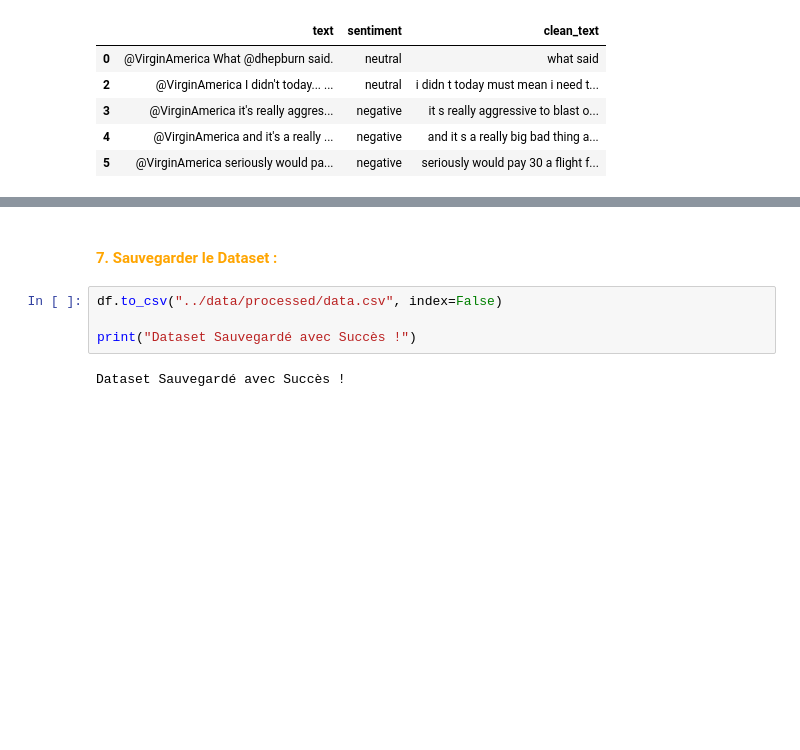
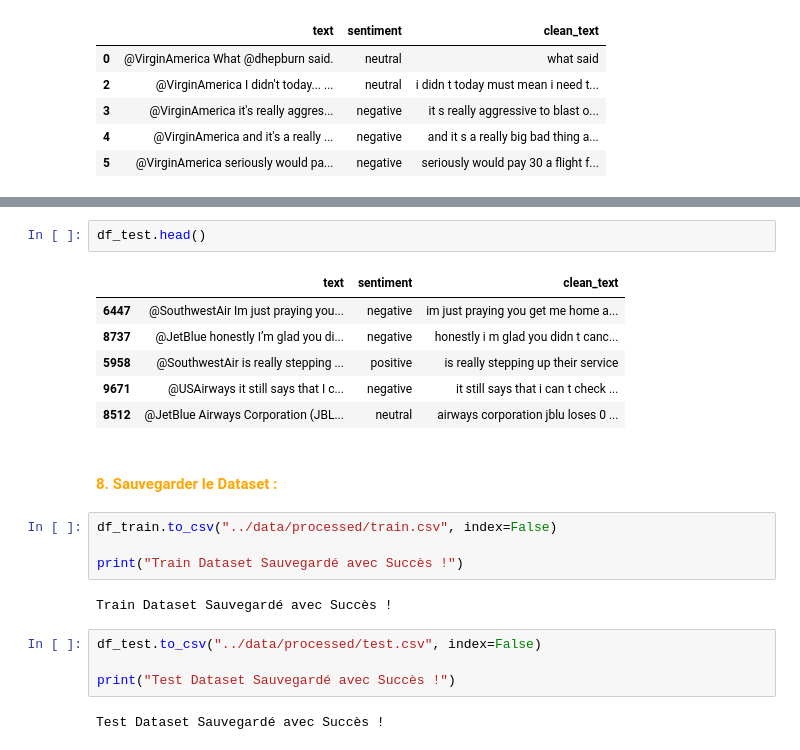
Before and after one commit to ABDELHAFIDAIT/AeroStream, a Jupyter notebook: notebooks/03_preprocessing.ipynb, the cells around one changed output, grey strips where cells are left out. Drawn from its saved outputs; the diff is of its cells as text; blank space fills up the shorter version.

```diff
--- a/notebooks/03_preprocessing.ipynb
+++ b/notebooks/03_preprocessing.ipynb
@@ -232,8 +252,23 @@ df.head()
+# %%
+df_test.head()
+# %% [output]
+|  | text | sentiment | clean_text |
+| 6447 | @SouthwestAir Im just praying you... | negative | im just praying you get me home a... |
+| 8737 | @JetBlue honestly I’m glad you di... | negative | honestly i m glad you didn t canc... |
+| 5958 | @SouthwestAir is really stepping ... | positive | is really stepping up their service |
+| 9671 | @USAirways it still says that I c... | negative | it still says that i can t check ... |
+| 8512 | @JetBlue Airways Corporation (JBL... | neutral | airways corporation jblu loses 0 ... |
 # %% [markdown]
-<h4 style="color:orange;font-weight:bold;">7. Sauvegarder le Dataset :</h4>
+<h4 style="color:orange;font-weight:bold;">8. Sauvegarder le Dataset :</h4>
 # %%
-df.to_csv("../data/processed/data.csv", index=False)
+df_train.to_csv("../data/processed/train.csv", index=False)
 
-print("Dataset Sauvegardé avec Succès !")
+print("Train Dataset Sauvegardé avec Succès !")
 # %% [output]
-Dataset Sauvegardé avec Succès !
+Train Dataset Sauvegardé avec Succès !
+# %%
+df_test.to_csv("../data/processed/test.csv", index=False)
+
+print("Test Dataset Sauvegardé avec Succès !")
+# %% [output]
+Test Dataset Sauvegardé avec Succès !
```
Also changed, not shown: parts of 2 cells of this notebook, 8 other files.
